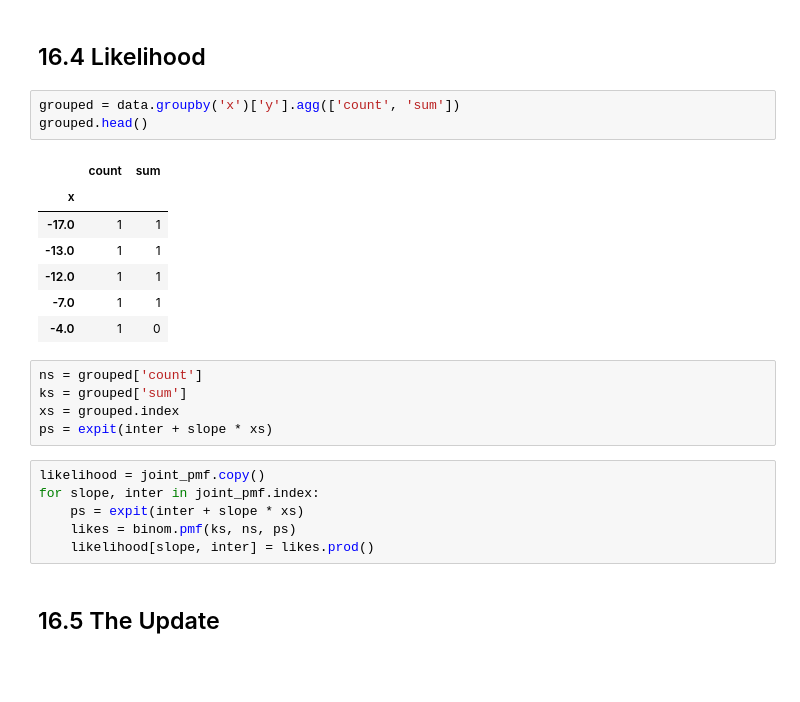
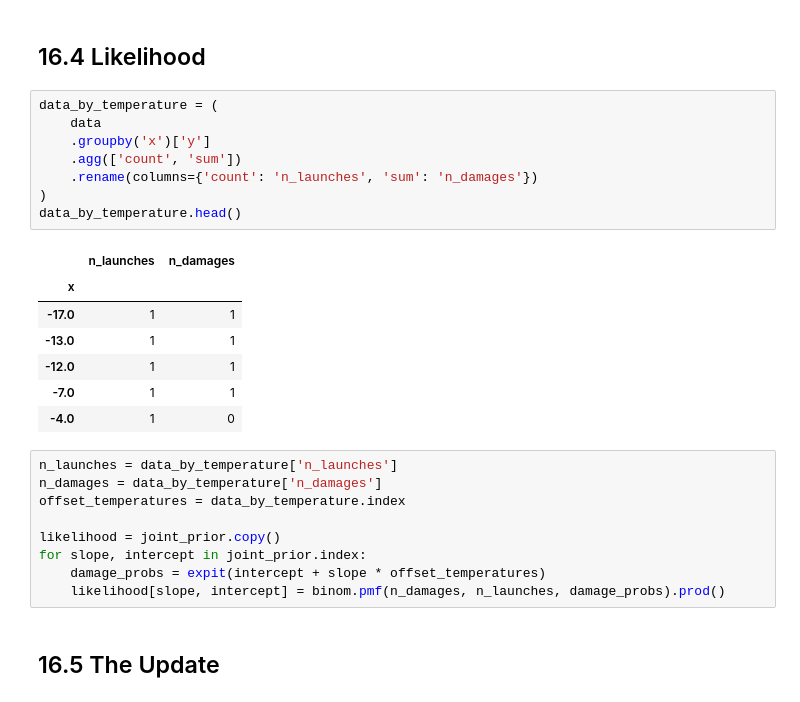
Before and after one commit to Xupeiyi/think-bayes, a Jupyter notebook: chapter16.ipynb, the cells around one changed output. Drawn from its saved outputs; the diff is of its cells as text; blank space fills up the shorter version.

Commit message:
renamed variables in chapter 16

```diff
--- a/chapter16.ipynb
+++ b/chapter16.ipynb
@@ -121,10 +121,15 @@ joint_pmf.head()
 # %% [markdown]
 ## 16.4 Likelihood
 # %%
-grouped = data.groupby('x')['y'].agg(['count', 'sum'])
-grouped.head()
+data_by_temperature = (
+    data
+    .groupby('x')['y']
+    .agg(['count', 'sum'])
+    .rename(columns={'count': 'n_launches', 'sum': 'n_damages'})
+)
+data_by_temperature.head()
 # %% [output]
-|  | count | sum |
+|  | n_launches | n_damages |
 | x |  |  |
 | -17.0 | 1 | 1 |
 | -13.0 | 1 | 1 |
@@ -132,16 +137,14 @@ grouped.head()
 | -7.0 | 1 | 1 |
 | -4.0 | 1 | 0 |
 # %%
-ns = grouped['count']
-ks = grouped['sum']
-xs = grouped.index
-ps = expit(inter + slope * xs)
+n_launches = data_by_temperature['n_launches']
+n_damages = data_by_temperature['n_damages']
+offset_temperatures = data_by_temperature.index
+
+likelihood = joint_prior.copy()
+for slope, intercept in joint_prior.index:
+    damage_probs = expit(intercept + slope * offset_temperatures)
+    likelihood[slope, intercept] = binom.pmf(n_damages, n_launches, damage_probs).prod()
-# %%
-likelihood = joint_pmf.copy()
-for slope, inter in joint_pmf.index:
-    ps = expit(inter + slope * xs)
-    likes = binom.pmf(ks, ns, ps)
-    likelihood[slope, inter] = likes.prod()
 # %% [markdown]
 ## 16.5 The Update
 # %%
```
Also changed, not shown: parts of 23 cells of this notebook.
